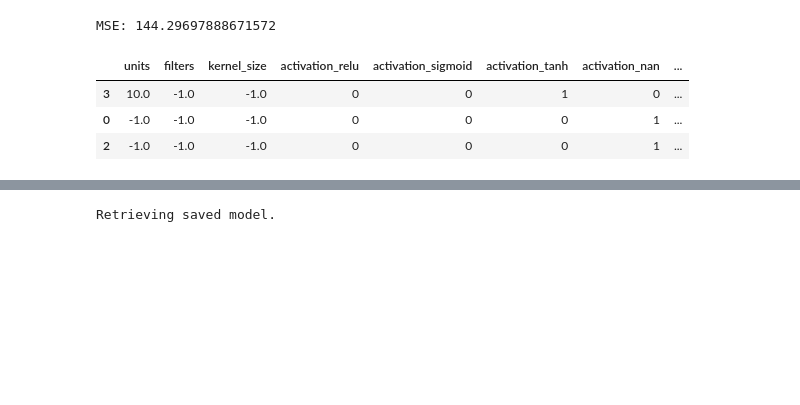
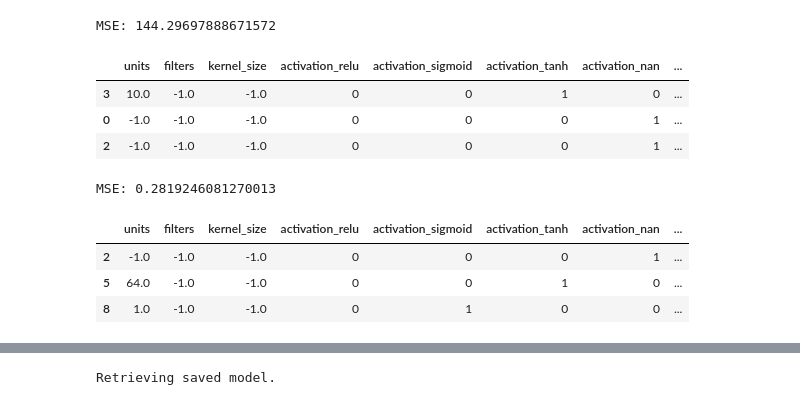
Before and after one commit to brian-yu/nn-regressors, a Jupyter notebook: benchmarks_and_regression.ipynb, the cells around one changed output, grey strips where cells are left out. Cells and saved outputs as stored; diff of their text form; code cells hidden in the pictures; blank space fills up the shorter version.

```diff
--- a/benchmarks_and_regression.ipynb
+++ b/benchmarks_and_regression.ipynb
@@ -503,3 +539,18 @@ MSE: 144.29697888671572
 | 3 | 10.0 | -1.0 | -1.0 | 0 | 0 | 1 | 0 | ... |
 | 0 | -1.0 | -1.0 | -1.0 | 0 | 0 | 0 | 1 | ... |
 | 2 | -1.0 | -1.0 | -1.0 | 0 | 0 | 0 | 1 | ... |
+# %%
+#lstm stacked avg ms
+rf, X_test, y_test = stacked_regression_model_2(cleaned_lstm, '[avg ms]')
+
+y_pred = rf.predict(X_test)
+
+print("MSE:", mean_squared_error(y_test, y_pred))
+
+pd.concat([X_test, pd.DataFrame({'avg_ms_actual': y_test, 'avg_ms_pred': y_pred})], axis=1)
+# %% [output]
+MSE: 0.2819246081270013
+|  | units | filters | kernel_size | activation_relu | activation_sigmoid | activation_tanh | activation_nan | ... |
+| 2 | -1.0 | -1.0 | -1.0 | 0 | 0 | 0 | 1 | ... |
+| 5 | 64.0 | -1.0 | -1.0 | 0 | 0 | 1 | 0 | ... |
+| 8 | 1.0 | -1.0 | -1.0 | 0 | 1 | 0 | 0 | ... |
```
Also changed, not shown: parts of 5 cells of this notebook, 2 other files.
